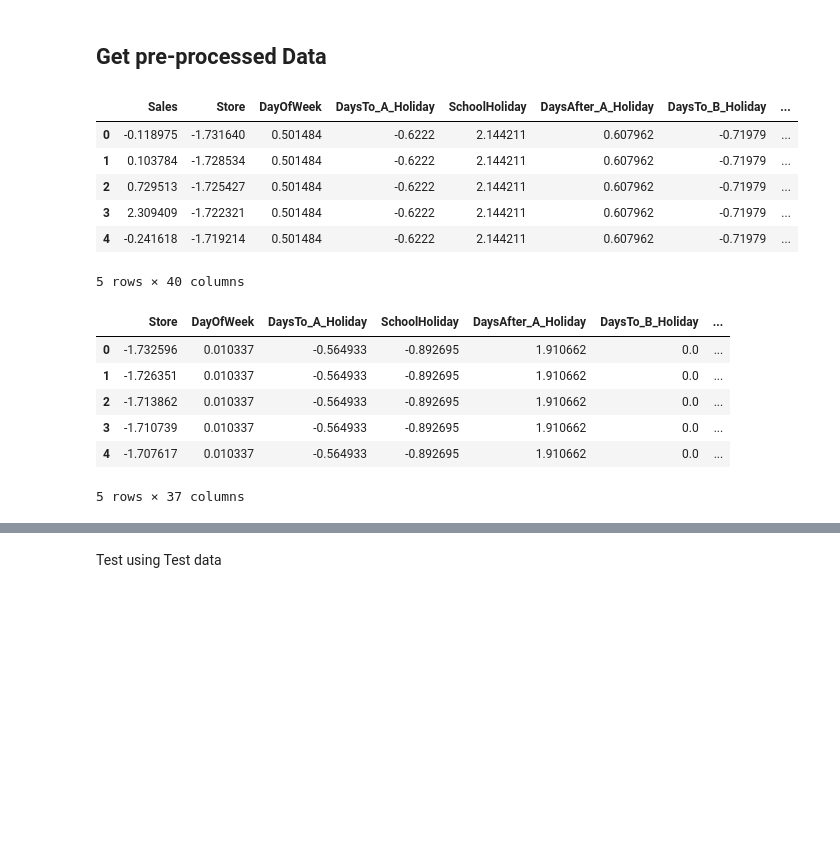
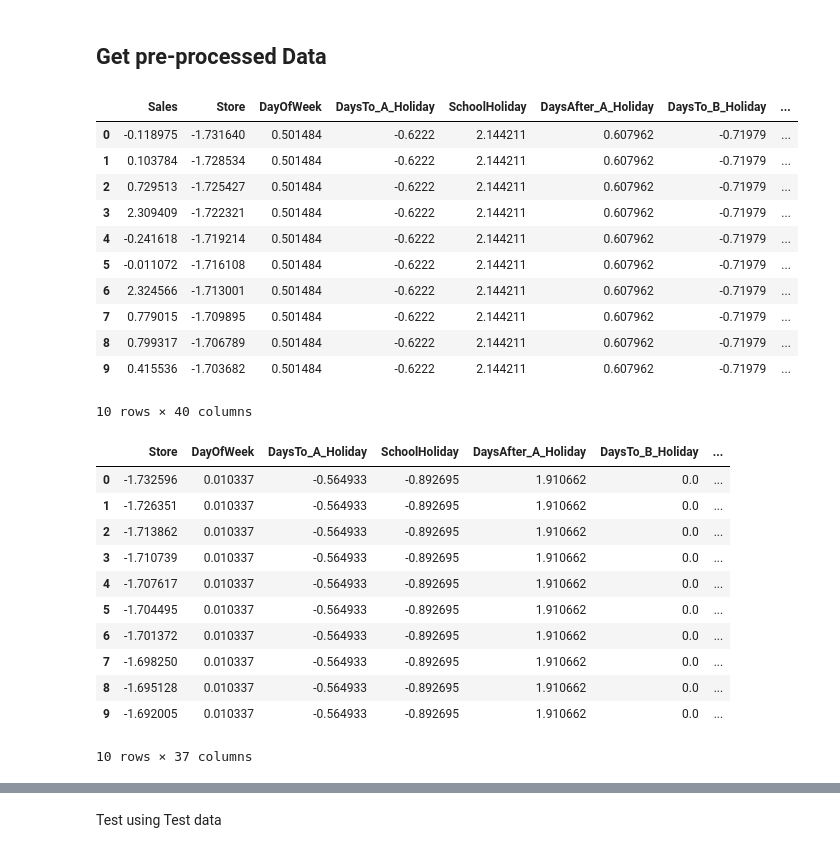
Before and after one commit to GuleWako/10Acadamey-week-4-Pharmaceuticals-finance-data-Analysis, a Jupyter notebook: notebooks/exploratory_analysis_for_forecast.ipynb, the cells around one changed output, grey strips where cells are left out. Saved outputs shown, nothing was run; the diff lists cells and outputs as text; code cells hidden in the pictures; blank space fills up the shorter version.

```diff
--- a/notebooks/exploratory_analysis_for_forecast.ipynb
+++ b/notebooks/exploratory_analysis_for_forecast.ipynb
@@ -1223,20 +1241,25 @@ test_data_preprocessed_df = get_preprocessed_test_data(test_data)
 from  scripts.feature_engineering import get_preprocessed_train_data
 train_data_preprocessed_df = get_preprocessed_train_data(train_data)
 # %%
-train_data_preprocessed_df.head()
+train_data_preprocessed_df.head(10)
 # %% [output]
 |  | Sales | Store | DayOfWeek | DaysTo_A_Holiday | SchoolHoliday | DaysAfter_A_Holiday | DaysTo_B_Holiday | ... |
 | 0 | -0.118975 | -1.731640 | 0.501484 | -0.6222 | 2.144211 | 0.607962 | -0.71979 | ... |
 | 1 | 0.103784 | -1.728534 | 0.501484 | -0.6222 | 2.144211 | 0.607962 | -0.71979 | ... |
 | 2 | 0.729513 | -1.725427 | 0.501484 | -0.6222 | 2.144211 | 0.607962 | -0.71979 | ... |
 | 3 | 2.309409 | -1.722321 | 0.501484 | -0.6222 | 2.144211 | 0.607962 | -0.71979 | ... |
 | 4 | -0.241618 | -1.719214 | 0.501484 | -0.6222 | 2.144211 | 0.607962 | -0.71979 | ... |
+| 5 | -0.011072 | -1.716108 | 0.501484 | -0.6222 | 2.144211 | 0.607962 | -0.71979 | ... |
+| 6 | 2.324566 | -1.713001 | 0.501484 | -0.6222 | 2.144211 | 0.607962 | -0.71979 | ... |
+| 7 | 0.779015 | -1.709895 | 0.501484 | -0.6222 | 2.144211 | 0.607962 | -0.71979 | ... |
+| 8 | 0.799317 | -1.706789 | 0.501484 | -0.6222 | 2.144211 | 0.607962 | -0.71979 | ... |
+| 9 | 0.415536 | -1.703682 | 0.501484 | -0.6222 | 2.144211 | 0.607962 | -0.71979 | ... |
-5 rows × 40 columns
+10 rows × 40 columns
 # %%
 
 train_data_preprocessed_df.rename(columns={'PromoInterval_Feb,May,Aug,Nov': 'PromoInterval_Feb_May_Aug_Nov', 'PromoInterval_Jan,Apr,Jul,Oct': 'PromoInterval_Jan_Apr_Jul_Oct','PromoInterval_Mar,Jun,Sept,Dec':'PromoInterval_Mar_Jun_Sept_Dec'}, inplace=True)
 # %%
-test_data_preprocessed_df.head()
+test_data_preprocessed_df.head(10)
 # %% [output]
 |  | Store | DayOfWeek | DaysTo_A_Holiday | SchoolHoliday | DaysAfter_A_Holiday | DaysTo_B_Holiday | ... |
 | 0 | -1.732596 | 0.010337 | -0.564933 | -0.892695 | 1.910662 | 0.0 | ... |
@@ -1244,7 +1267,12 @@ test_data_preprocessed_df.head()
 | 2 | -1.713862 | 0.010337 | -0.564933 | -0.892695 | 1.910662 | 0.0 | ... |
 | 3 | -1.710739 | 0.010337 | -0.564933 | -0.892695 | 1.910662 | 0.0 | ... |
 | 4 | -1.707617 | 0.010337 | -0.564933 | -0.892695 | 1.910662 | 0.0 | ... |
+| 5 | -1.704495 | 0.010337 | -0.564933 | -0.892695 | 1.910662 | 0.0 | ... |
+| 6 | -1.701372 | 0.010337 | -0.564933 | -0.892695 | 1.910662 | 0.0 | ... |
+| 7 | -1.698250 | 0.010337 | -0.564933 | -0.892695 | 1.910662 | 0.0 | ... |
+| 8 | -1.695128 | 0.010337 | -0.564933 | -0.892695 | 1.910662 | 0.0 | ... |
+| 9 | -1.692005 | 0.010337 | -0.564933 | -0.892695 | 1.910662 | 0.0 | ... |
-5 rows × 37 columns
+10 rows × 37 columns
 # %%
 
 test_data_preprocessed_df.rename(columns={'PromoInterval_Feb,May,Aug,Nov': 'PromoInterval_Feb_May_Aug_Nov', 'PromoInterval_Jan,Apr,Jul,Oct': 'PromoInterval_Jan_Apr_Jul_Oct','PromoInterval_Mar,Jun,Sept,Dec':'PromoInterval_Mar_Jun_Sept_Dec'}, inplace=True)
```
Also changed, not shown: parts of 73 cells of this notebook, 9 other files.
